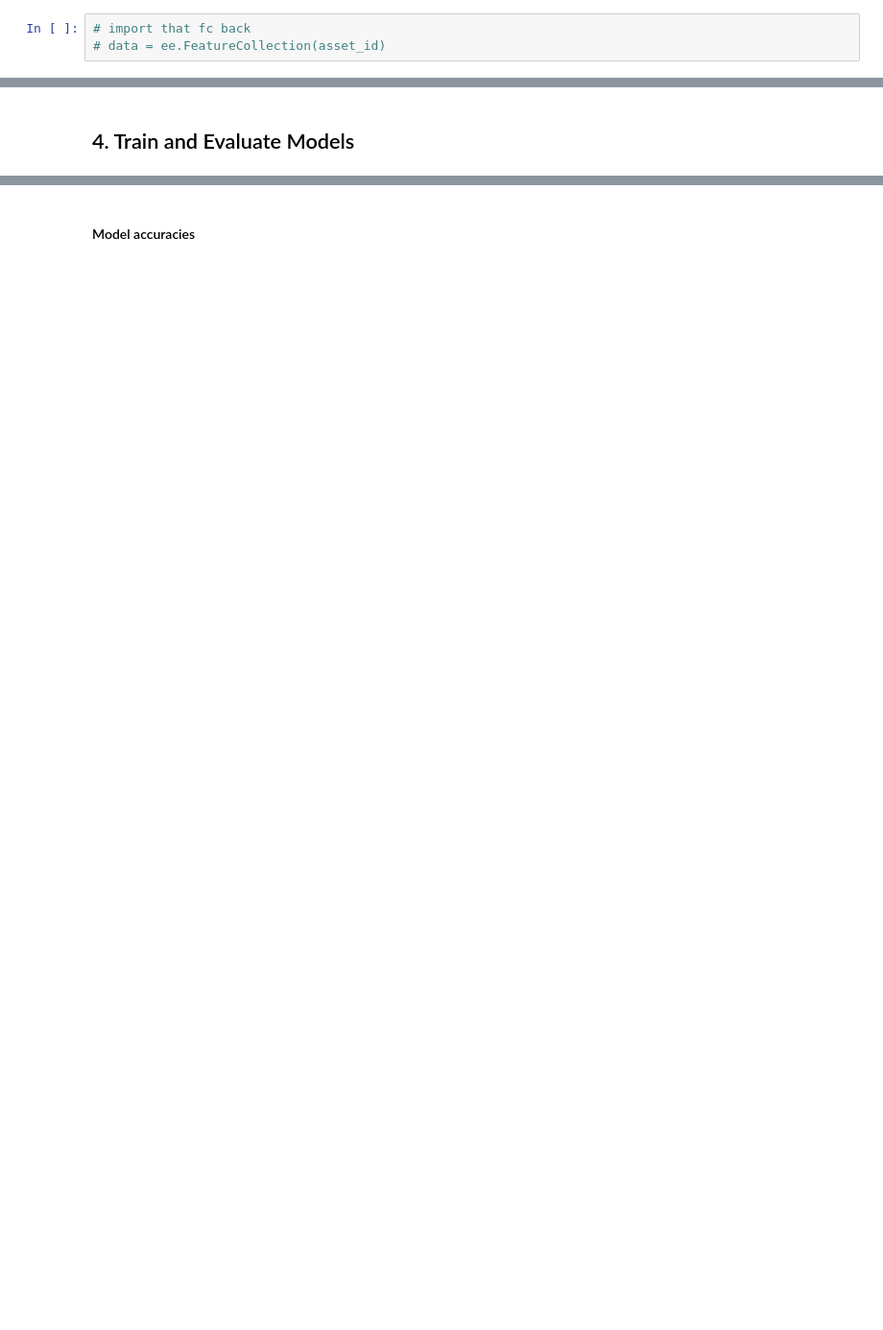
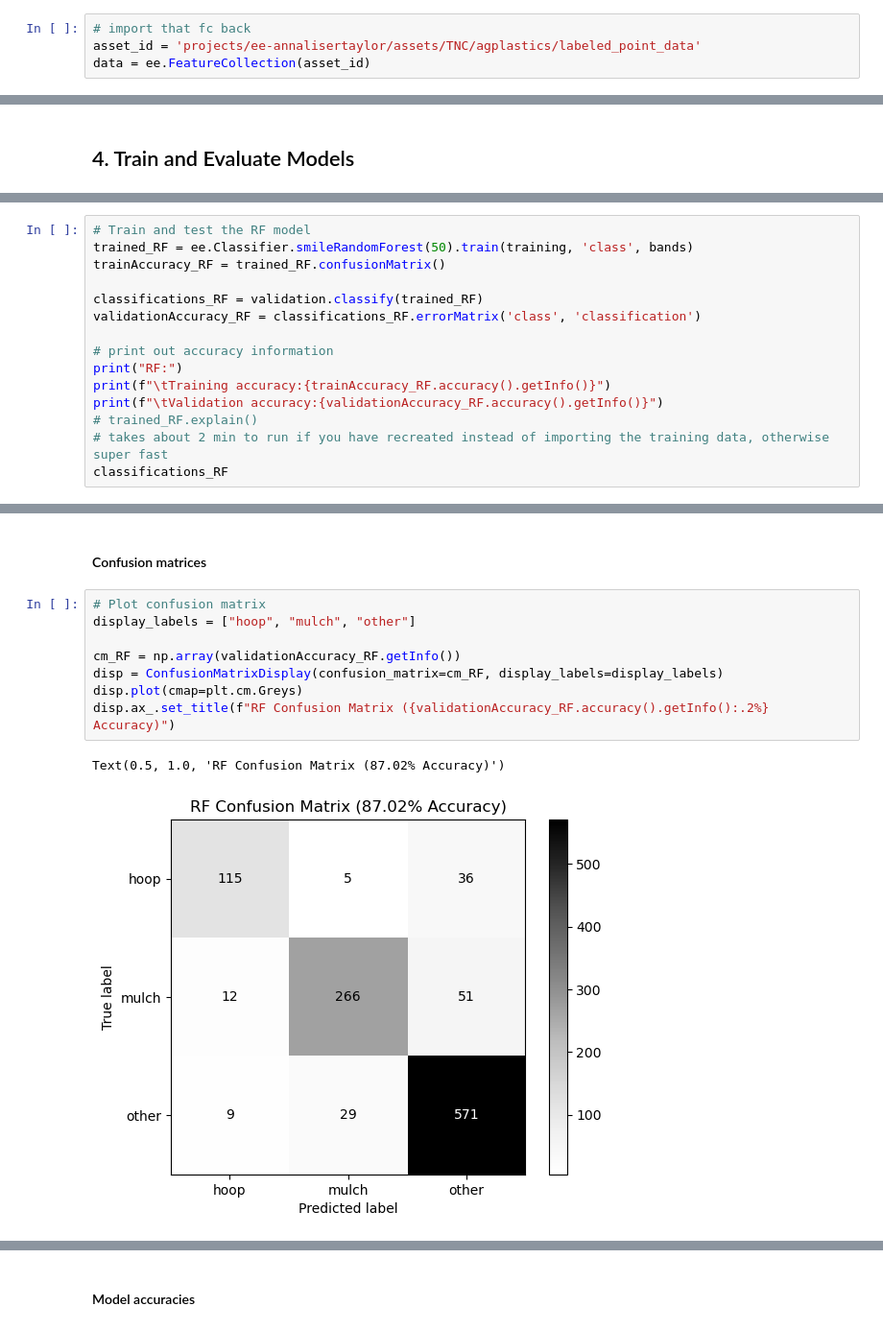
Before and after one commit to tnc-ca-geo/rs-ag-plastics, a Jupyter notebook: AT_StatewideModelDraft.ipynb, the cells around one changed output, grey strips where cells are left out. Shown at 96% size. Cells and saved outputs as stored; diff of their text form; blank space fills up the shorter version.

```diff
--- a/AT_StatewideModelDraft.ipynb
+++ b/AT_StatewideModelDraft.ipynb
@@ -426,6 +429,7 @@ data = ee.FeatureCollection(all_data).flatten().randomColumn(seed=0)
 # %%
 # import that fc back
-# data = ee.FeatureCollection(asset_id)
+asset_id = 'projects/ee-annalisertaylor/assets/TNC/agplastics/labeled_point_data'
+data = ee.FeatureCollection(asset_id)
 # %% [markdown]
 ## 3. Split training and validation data
 # %%
@@ -503,0 +509,15 @@ def evaluate_model(trained_classifier, validation):
+# %%
+# Train and test the RF model
+trained_RF = ee.Classifier.smileRandomForest(50).train(training, 'class', bands)
+trainAccuracy_RF = trained_RF.confusionMatrix()
+
+classifications_RF = validation.classify(trained_RF)
+validationAccuracy_RF = classifications_RF.errorMatrix('class', 'classification')
+
+# print out accuracy information
+print("RF:")
+print(f"\tTraining accuracy:{trainAccuracy_RF.accuracy().getInfo()}")
+print(f"\tValidation accuracy:{validationAccuracy_RF.accuracy().getInfo()}")
+# trained_RF.explain()
+# takes about 2 min to run if you have recreated instead of importing the training data, otherwise super fast
+classifications_RF
@@ -503,0 +529,13 @@ def evaluate_model(trained_classifier, validation):
+# %% [markdown]
+#### Confusion matrices
+# %%
+# Plot confusion matrix
+display_labels = ["hoop", "mulch", "other"]
+
+cm_RF = np.array(validationAccuracy_RF.getInfo())
+disp = ConfusionMatrixDisplay(confusion_matrix=cm_RF, display_labels=display_labels)
+disp.plot(cmap=plt.cm.Greys)
+disp.ax_.set_title(f"RF Confusion Matrix ({validationAccuracy_RF.accuracy().getInfo():.2%} Accuracy)")
+# %% [output]
+Text(0.5, 1.0, 'RF Confusion Matrix (87.02% Accuracy)')
+[figure, added]
```
Also changed, not shown: parts of 36 cells of this notebook.
